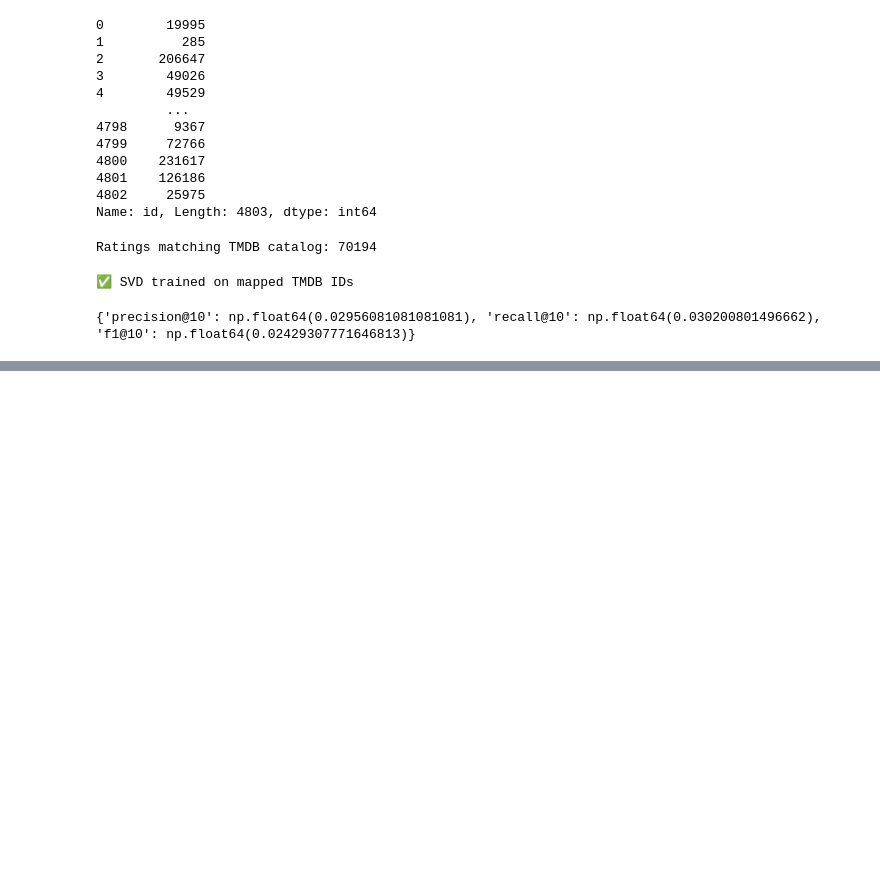
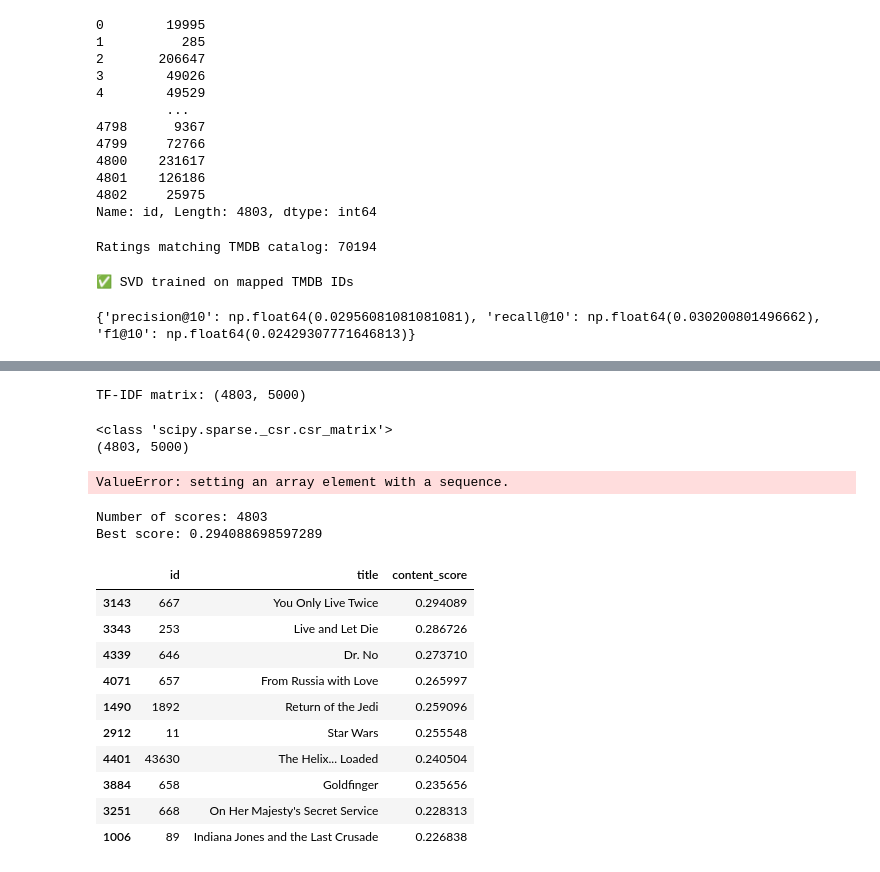
Before and after one commit to mulumbakakumba-cpu/movie-recommender, a Jupyter notebook: notebooks/04_model_evaluation.ipynb, the cells around one changed output, grey strips where cells are left out. Drawn from its saved outputs; the diff is of its cells as text; code cells hidden in the pictures; blank space fills up the shorter version.

```diff
--- a/notebooks/04_model_evaluation.ipynb
+++ b/notebooks/04_model_evaluation.ipynb
@@ -541,0 +1017,33 @@ print(svd_metrics)
+# %%
+from sklearn.feature_extraction.text import TfidfVectorizer
+
+tfidf = TfidfVectorizer(
+    max_features=5000,
+    stop_words="english"
+)
+
+tfidf_matrix = tfidf.fit_transform(
+    df["tags"].fillna("")
+)
+
+print("TF-IDF matrix:", tfidf_matrix.shape)
+# %% [output]
+TF-IDF matrix: (4803, 5000)
+# %%
+print(type(tfidf_matrix))
+print(tfidf_matrix.shape)
+# %% [output]
+<class 'scipy.sparse._csr.csr_matrix'>
+(4803, 5000)
+# %%
+user_1_content = build_user_content_scores(
+    user_id=1,
+    train_ratings=train_ratings,
+    df=df,
+    tfidf_matrix=tfidf_matrix
+)
+
+print("Number of scores:", len(user_1_content))
+print("Best score:", user_1_content.max())
+# %% [output]
+ValueError: setting an array element with a sequence.
@@ -541,0 +1126,39 @@ print(svd_metrics)
+# %%
+user_1_content = build_user_content_scores(
+    user_id=1,
+    train_ratings=train_ratings,
+    df=df,
+    tfidf_matrix=tfidf_matrix
+)
+
+print("Number of scores:", len(user_1_content))
+print("Best score:", user_1_content.max())
+# %% [output]
+Number of scores: 4803
+Best score: 0.294088698597289
+# %%
+top_indices = np.argsort(
+    user_1_content
+)[::-1][:10]
+
+user_1_content_recommendations = df.iloc[
+    top_indices
+][["id", "title"]].copy()
+
+user_1_content_recommendations["content_score"] = (
+    user_1_content[top_indices]
+)
+
+display(user_1_content_recommendations)
+# %% [output]
+|  | id | title | content_score |
+| 3143 | 667 | You Only Live Twice | 0.294089 |
+| 3343 | 253 | Live and Let Die | 0.286726 |
+| 4339 | 646 | Dr. No | 0.273710 |
+| 4071 | 657 | From Russia with Love | 0.265997 |
+| 1490 | 1892 | Return of the Jedi | 0.259096 |
+| 2912 | 11 | Star Wars | 0.255548 |
+| 4401 | 43630 | The Helix... Loaded | 0.240504 |
+| 3884 | 658 | Goldfinger | 0.235656 |
+| 3251 | 668 | On Her Majesty's Secret Service | 0.228313 |
+| 1006 | 89 | Indiana Jones and the Last Crusade | 0.226838 |
```
Also changed, not shown: parts of 41 cells of this notebook.
